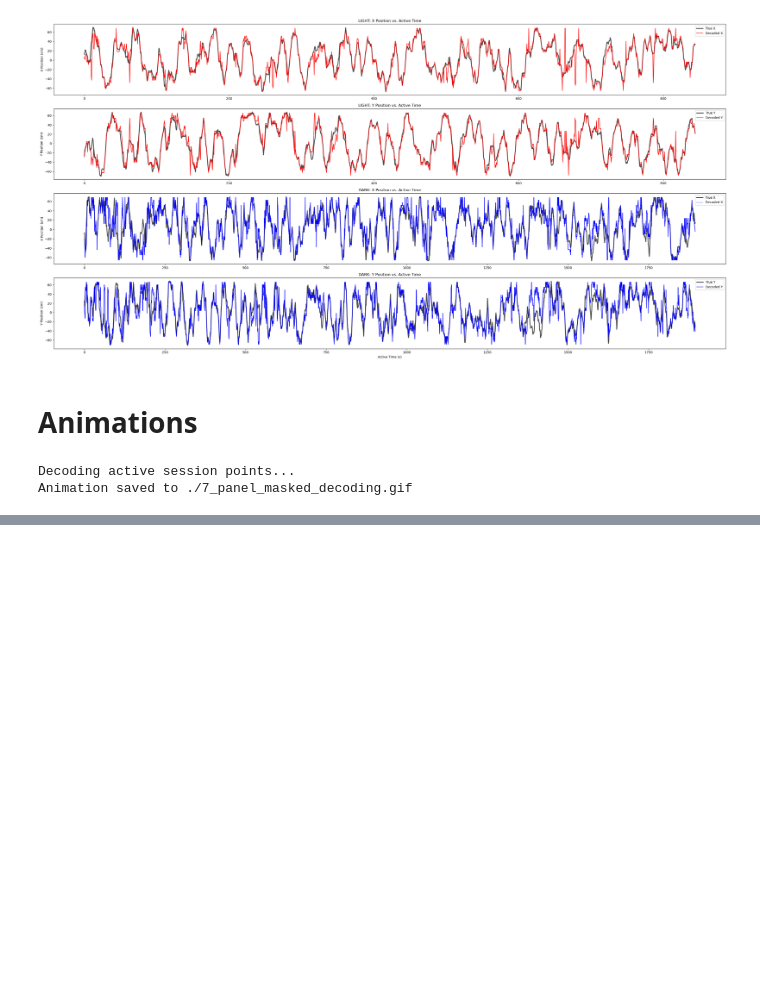
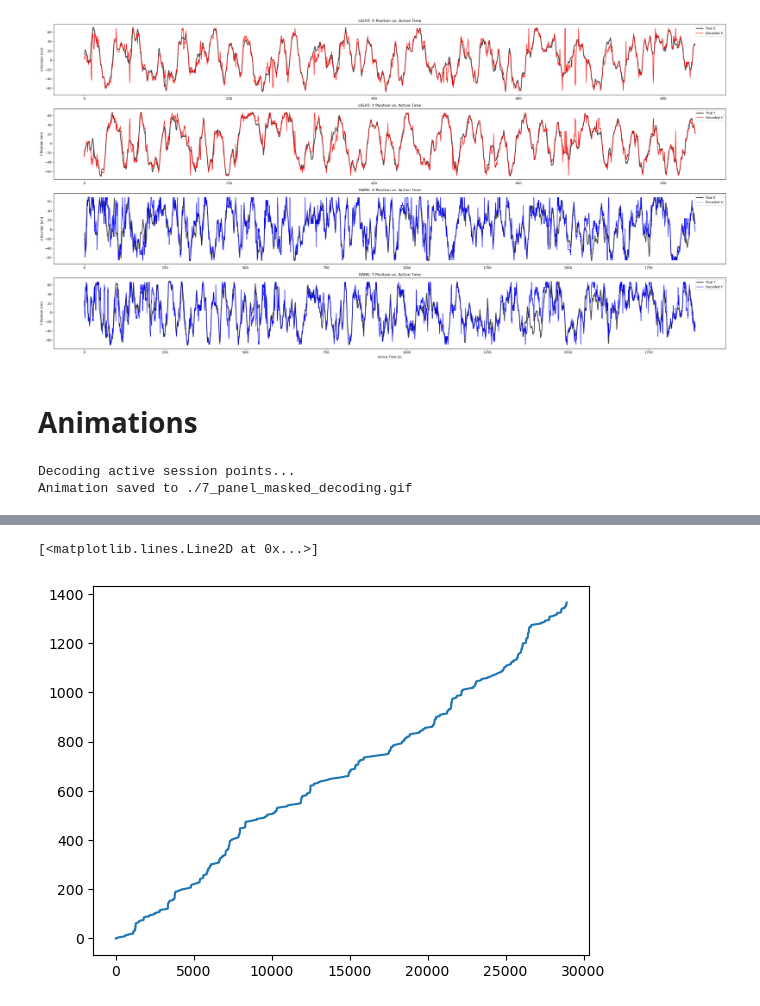
Before and after one commit to SaraZomorodi/Decoding_playground, a Jupyter notebook: event_detection.ipynb, the cells around one changed output, grey strips where cells are left out. Cells and saved outputs as stored; diff of their text form; code cells hidden in the pictures; blank space fills up the shorter version.

```diff
--- a/event_detection.ipynb
+++ b/event_detection.ipynb
@@ -300,0 +377,5 @@ Animation saved to ./7_panel_masked_decoding.gif
+# %%
+plt.plot(rat.T)
+# %% [output]
+[<matplotlib.lines.Line2D at 0x...>]
+[figure, added]
```
Also changed, not shown: parts of 8 cells of this notebook, 3 other files.
